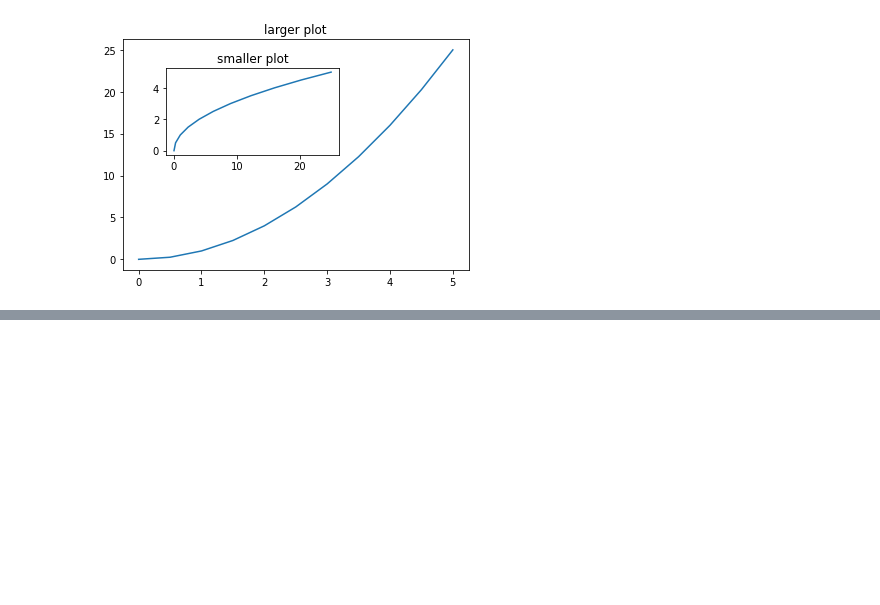
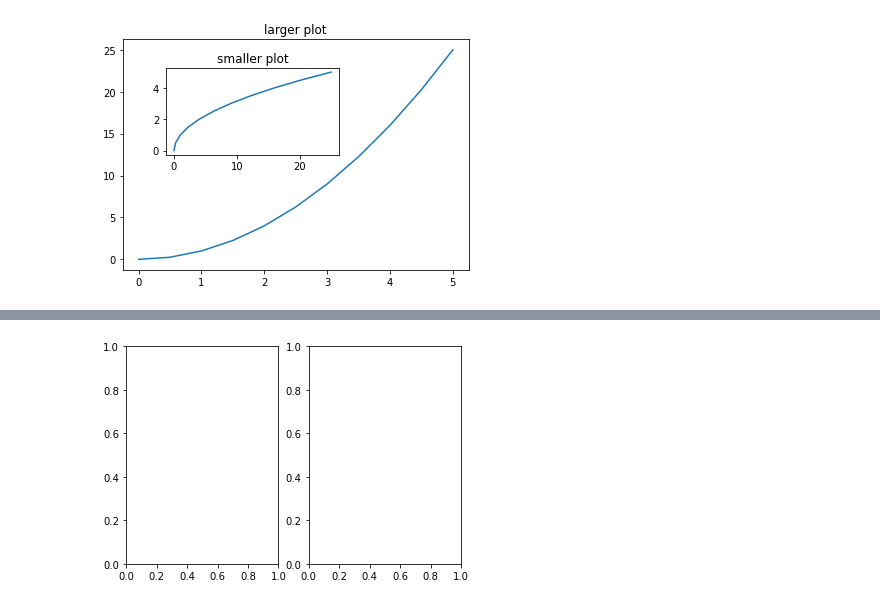
Before and after one commit to AndrewReusche/Python-for-Data-Science-and-Machine-Learning-Bootcamp, a Jupyter notebook: Notes/Lesson 42 Matplotlib p1.ipynb, the cells around one changed output, grey strips where cells are left out. Saved outputs shown, nothing was run; the diff lists cells and outputs as text; code cells hidden in the pictures; blank space fills up the shorter version.

```diff
--- a/Notes/Lesson 42 Matplotlib p1.ipynb
+++ b/Notes/Lesson 42 Matplotlib p1.ipynb
@@ -169,0 +183,4 @@ Text(0.5, 1.0, 'smaller plot')
+# %%
+fig,axes =plt.subplots(nrows=1, ncols=2)
+# %% [output]
+[figure, added]
```
Also changed, not shown: parts of 38 cells of this notebook, 2 other files.
